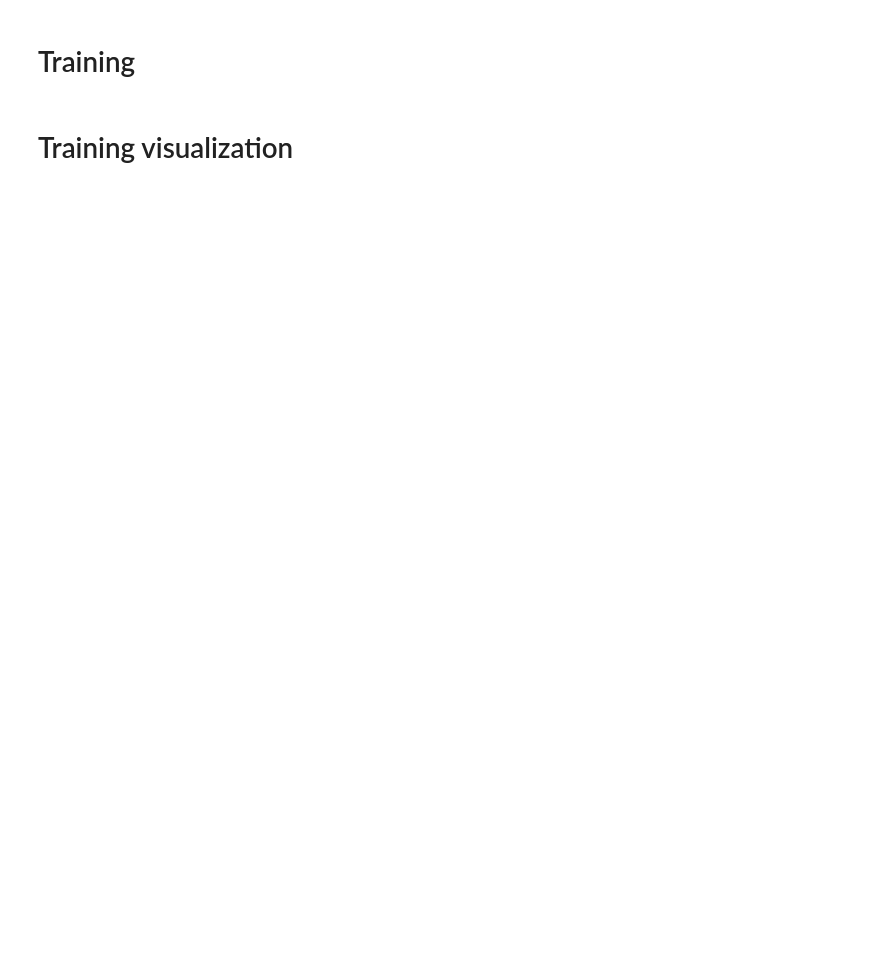
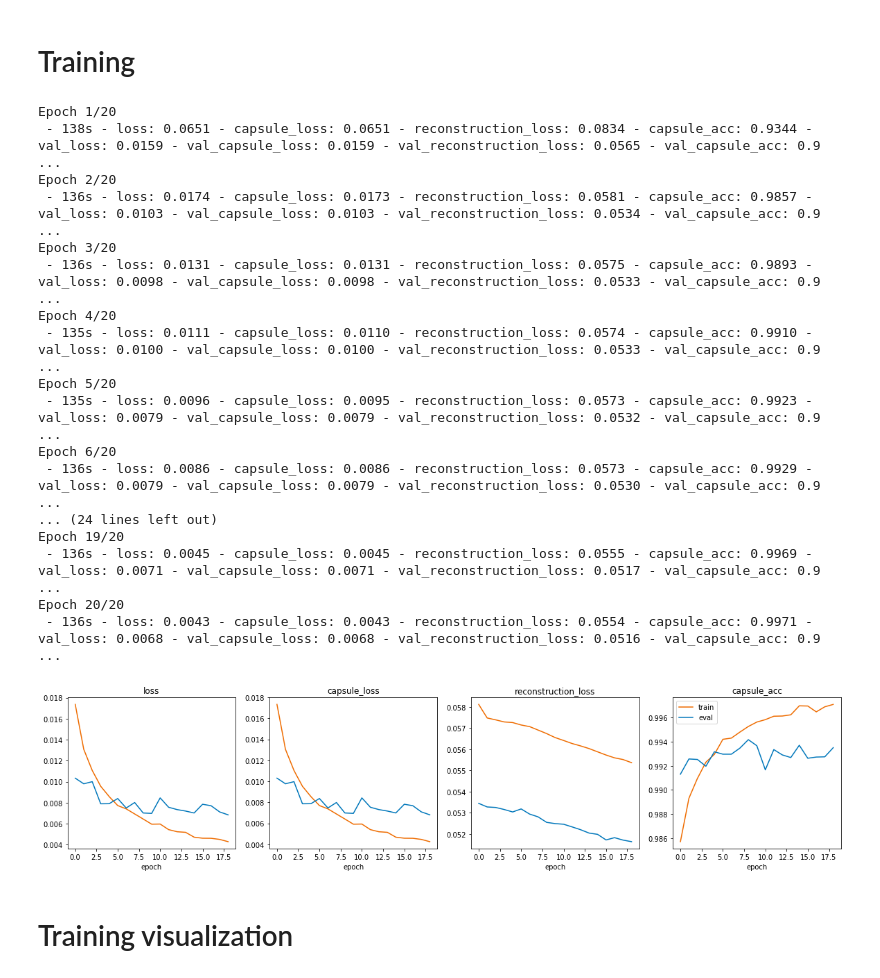
Before and after one commit to maxjcohen/CapsNet-for-Keras, a Jupyter notebook: mnist.ipynb, the cells around one changed output. Saved outputs shown, nothing was run; the diff lists cells and outputs as text; code cells hidden in the pictures; blank space fills up the shorter version.

Commit message:
new training (0.65% error)

```diff
--- a/mnist.ipynb
+++ b/mnist.ipynb
@@ -79,7 +80,7 @@ _________________________________________________________________
 # %% [markdown]
 # Training
 # %%
-model_training.compile(optimizer=Adam(lr=2e-3),
+model_training.compile(optimizer=Adam(lr=1e-3),
                        loss=[margin(), mean_squared_error],
                        loss_weights=[1, 0.0005],
                        metrics={'capsule': 'accuracy'})
@@ -90,12 +91,31 @@ history = LossHistory(metrics=('loss', 'capsule_loss', 'reconstruction_loss', 'c
 # %%
 hist = model_training.fit_generator(trainGenerator,
                                     steps_per_epoch=m_train // batch_size,
-                                    epochs=30,
+                                    epochs=20,
                                     validation_data=testGenerator,
                                     validation_steps=m_test // batch_size,
                                     verbose=2,
                                     callbacks=[history])
 plotHistory(history.metrics)
+# %% [output]
+Epoch 1/20
+ - 138s - loss: 0.0651 - capsule_loss: 0.0651 - reconstruction_loss: 0.0834 - capsule_acc: 0.9344 - val_loss: 0.0159 - val_capsule_loss: 0.0159 - val_reconstruction_loss: 0.0565 - val_capsule_acc: 0.9 ...
+Epoch 2/20
+ - 136s - loss: 0.0174 - capsule_loss: 0.0173 - reconstruction_loss: 0.0581 - capsule_acc: 0.9857 - val_loss: 0.0103 - val_capsule_loss: 0.0103 - val_reconstruction_loss: 0.0534 - val_capsule_acc: 0.9 ...
+Epoch 3/20
+ - 136s - loss: 0.0131 - capsule_loss: 0.0131 - reconstruction_loss: 0.0575 - capsule_acc: 0.9893 - val_loss: 0.0098 - val_capsule_loss: 0.0098 - val_reconstruction_loss: 0.0533 - val_capsule_acc: 0.9 ...
+Epoch 4/20
+ - 135s - loss: 0.0111 - capsule_loss: 0.0110 - reconstruction_loss: 0.0574 - capsule_acc: 0.9910 - val_loss: 0.0100 - val_capsule_loss: 0.0100 - val_reconstruction_loss: 0.0533 - val_capsule_acc: 0.9 ...
+Epoch 5/20
+ - 135s - loss: 0.0096 - capsule_loss: 0.0095 - reconstruction_loss: 0.0573 - capsule_acc: 0.9923 - val_loss: 0.0079 - val_capsule_loss: 0.0079 - val_reconstruction_loss: 0.0532 - val_capsule_acc: 0.9 ...
+Epoch 6/20
+ - 136s - loss: 0.0086 - capsule_loss: 0.0086 - reconstruction_loss: 0.0573 - capsule_acc: 0.9929 - val_loss: 0.0079 - val_capsule_loss: 0.0079 - val_reconstruction_loss: 0.0530 - val_capsule_acc: 0.9 ...
+... (24 lines left out)
+Epoch 19/20
+ - 136s - loss: 0.0045 - capsule_loss: 0.0045 - reconstruction_loss: 0.0555 - capsule_acc: 0.9969 - val_loss: 0.0071 - val_capsule_loss: 0.0071 - val_reconstruction_loss: 0.0517 - val_capsule_acc: 0.9 ...
+Epoch 20/20
+ - 136s - loss: 0.0043 - capsule_loss: 0.0043 - reconstruction_loss: 0.0554 - capsule_acc: 0.9971 - val_loss: 0.0068 - val_capsule_loss: 0.0068 - val_reconstruction_loss: 0.0516 - val_capsule_acc: 0.9 ...
+[figure, added]
 # %% [markdown]
 # Training visualization
 # %%
```
Also changed, not shown: parts of 7 cells of this notebook.
